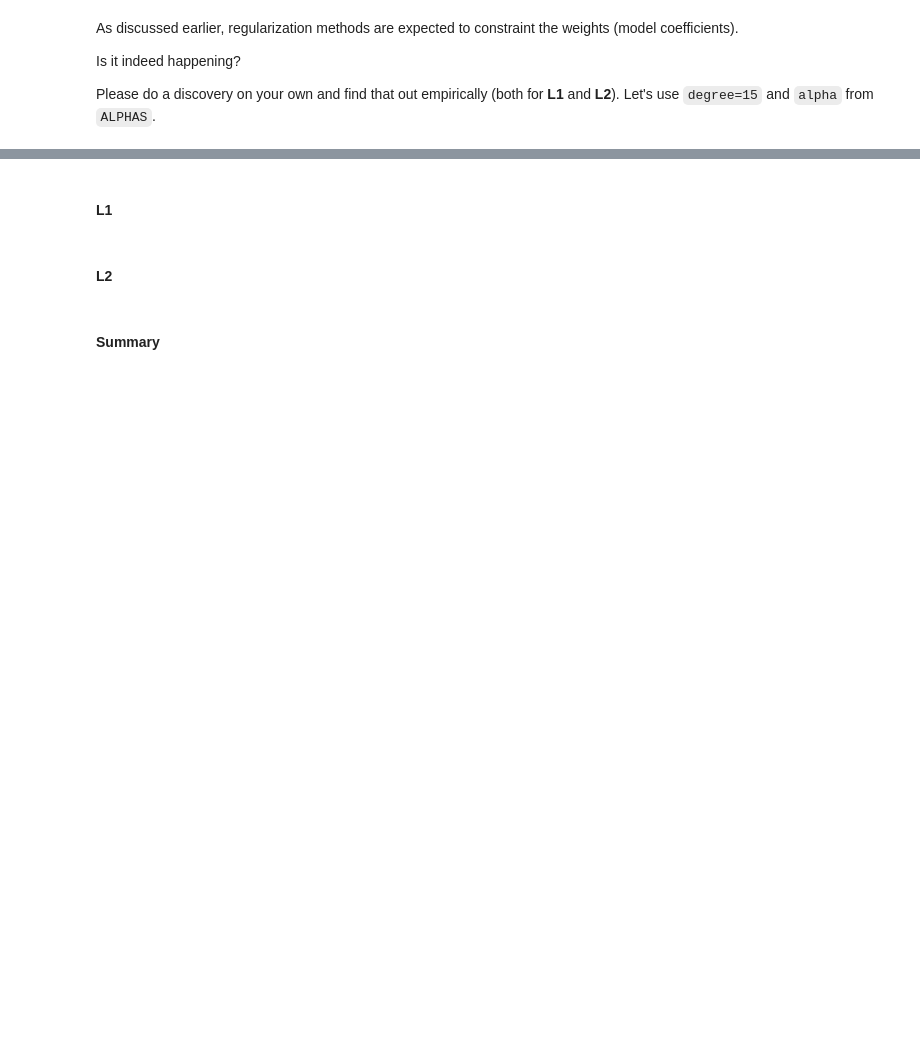
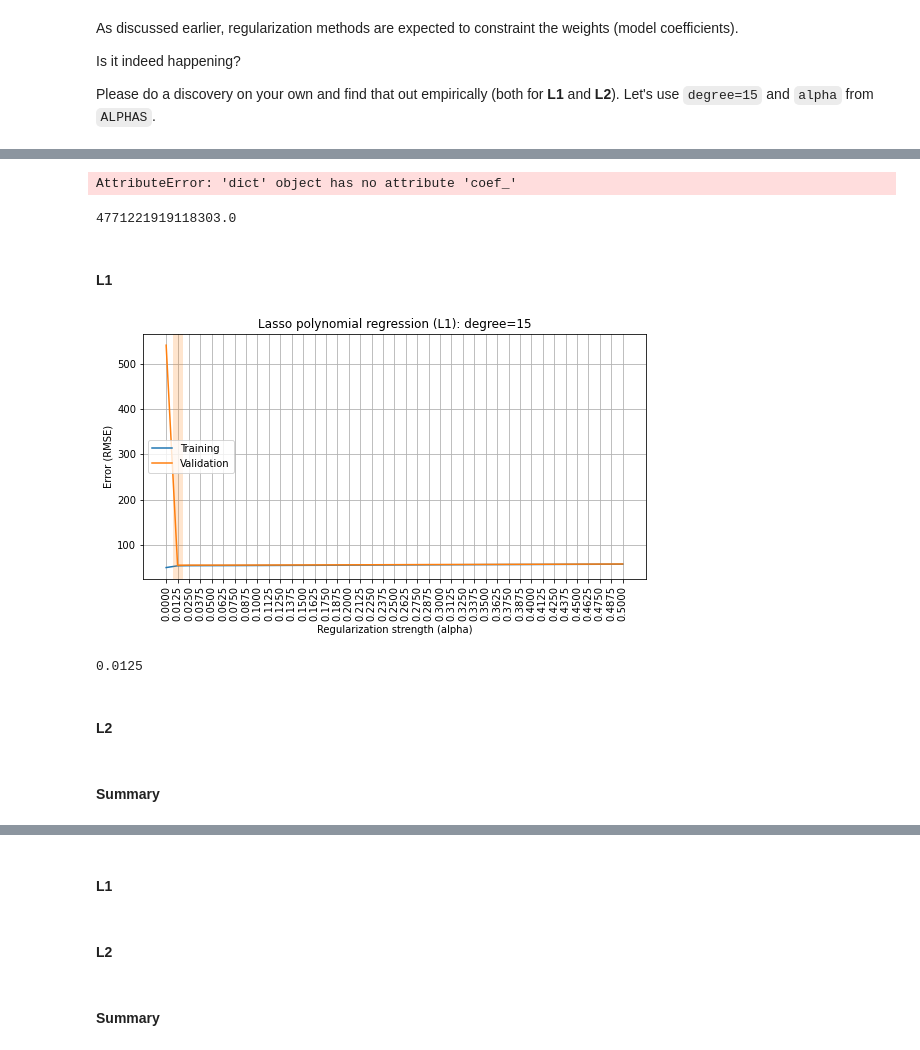
Before and after one commit to ArsenyNovak/EDA, a Jupyter notebook: overfitting_regularization.ipynb, the cells around one changed output, grey strips where cells are left out. Saved outputs shown, nothing was run; the diff lists cells and outputs as text; code cells hidden in the pictures; blank space fills up the shorter version.

```diff
--- a/overfitting_regularization.ipynb
+++ b/overfitting_regularization.ipynb
@@ -286,0 +417,39 @@ Please do a discovery on your own and find that out empirically (both for **L1**
+# %%
+X_deabets_pol = PolynomialFeatures(degree, include_bias=False).fit_transform(X_diabetes[X_diabetes.columns[8:]])
+X_deabets_wo_polinom = X_diabetes[X_diabetes.columns[:8]].to_numpy()
+X_deabets_new = np.concatenate((X_deabets_pol,X_deabets_wo_polinom), axis=1)
+X_train, X_valid, y_train, y_valid = train_test_split(X_deabets_new, y_diabetes, test_size=0.3, random_state=42)
+results = cross_validate(LinearRegression(fit_intercept=True),
+                             X_deabets_new, y_diabetes, cv=5,
+                             return_train_score=True,
+                             scoring='neg_root_mean_squared_error')
+
+results.coef_
+# %% [output]
+AttributeError: 'dict' object has no attribute 'coef_'
+# %%
+#Посчитаем среднее абсолютное значение:
+np.mean(np.abs(reg.coef_))
+# %% [output]
+4771221919118303.0
+# %% [markdown]
+#### L1
+# %%
+rmse_train, rmse_valid = [], []
+for alpha in ALPHAS:
+    results = cross_validate(Lasso(alpha=alpha, random_state=SEED, max_iter=50000),
+                             X_deabets_new, y_diabetes, cv=5,
+                             return_train_score=True,
+                             scoring='neg_root_mean_squared_error')
+    rmse_train.append(-np.mean(results['train_score']))
+    rmse_valid.append(-np.mean(results['test_score']))
+
+plot_fitting_graph(ALPHAS, rmse_train, rmse_valid,
+                   xlabel='Regularization strength (alpha)', ylabel='Error (RMSE)',
+                   title='Lasso polynomial regression (L1): degree=15')
+# %% [output]
+[figure, added]
+# %%
+ALPHAS[np.argmin(rmse_valid)]
+# %% [output]
+0.0125
@@ -286,0 +464,2 @@ Please do a discovery on your own and find that out empirically (both for **L1**
+# %% [markdown]
+#### L2
@@ -286,0 +468,2 @@ Please do a discovery on your own and find that out empirically (both for **L1**
+# %% [markdown]
+#### Summary
```
Also changed, not shown: parts of 52 cells of this notebook.
